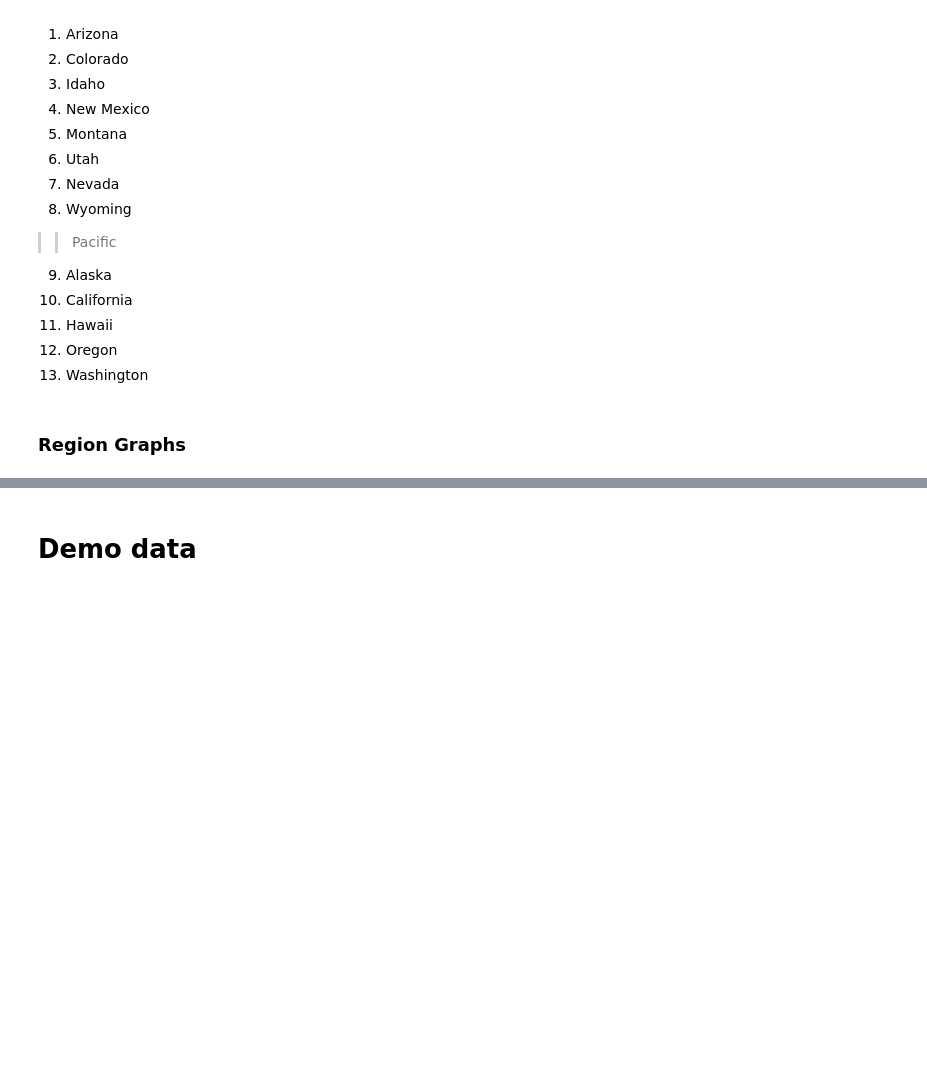
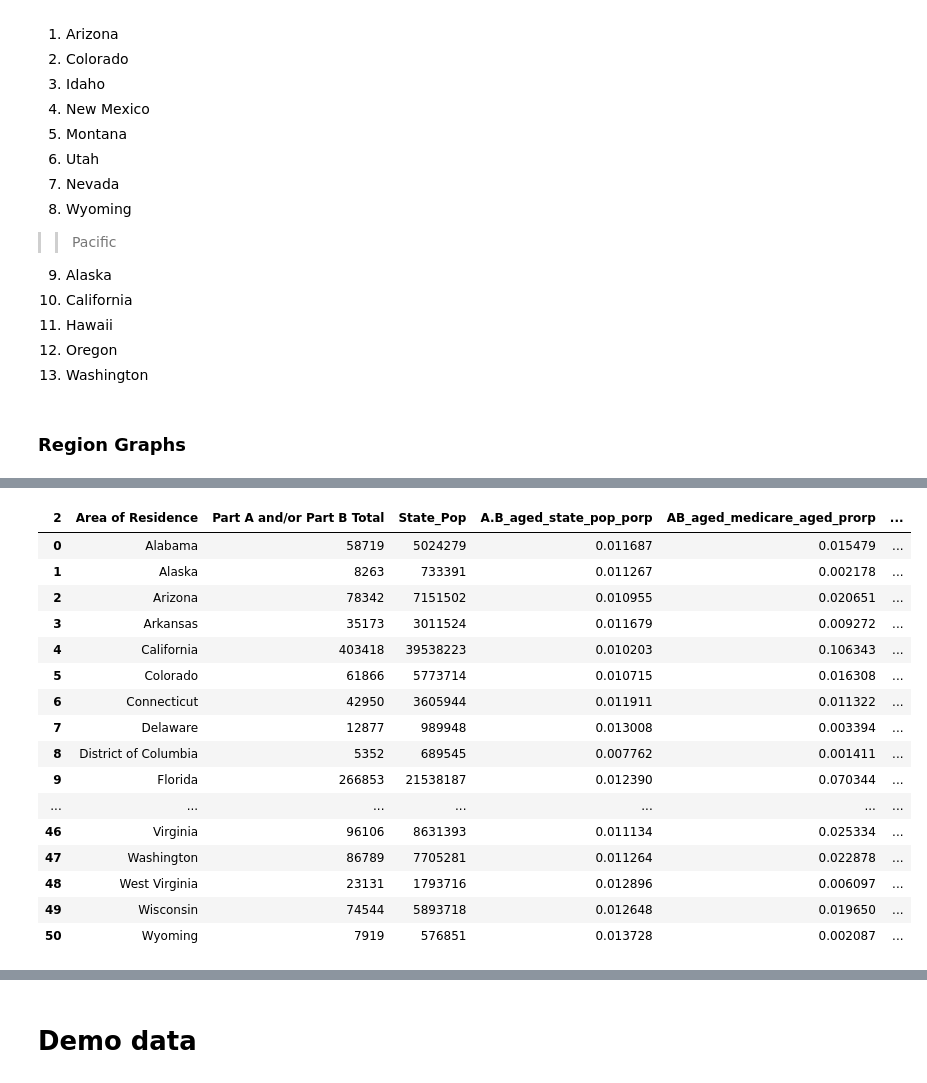
Before and after one commit to oimartin/Older-and-Wiser, a Jupyter notebook: medicare_population_65_plus.ipynb, the cells around one changed output, grey strips where cells are left out. Cells and saved outputs as stored; diff of their text form; code cells hidden in the pictures; blank space fills up the shorter version.

```diff
--- a/medicare_population_65_plus.ipynb
+++ b/medicare_population_65_plus.ipynb
@@ -309,14 +219,14 @@ states = clean_area_20[(clean_area_20['Region'] != 'All Areas') &
               (clean_area_20['Region'] != 'United States') &
               (clean_area_20['Region'] != 'Unknown')].copy()
 # %%
-states['Region_porp'] = states['Region'].replace({'East North Central': regions.iloc[0,4],
-                                                  'East South Central': regions.iloc[1,4],
-                                                  'Outside US':regions.iloc[2,4],
-                                                  'Middle Atlantic':regions.iloc[3,4],
-                                                  'Mountain':regions.iloc[4,4],
-                                                  'New England':regions.iloc[5,4],
-                                                  'Pacific':regions.iloc[6,4],
-                                                  'South Atlantic':regions.iloc[7,4],
-                                                  'Territories':regions.iloc[8,4],
-                                                  'West North Central':regions.iloc[9,4],
-                                                  'West South Central':regions.iloc[10,4]})
+states['Region_porp'] = states['Region'].replace({'East North Central': regions.iloc[0,3],
+                                                  'East South Central': regions.iloc[1,3],
+                                                  'Outside US':regions.iloc[2,3],
+                                                  'Middle Atlantic':regions.iloc[3,3],
+                                                  'Mountain':regions.iloc[4,3],
+                                                  'New England':regions.iloc[5,3],
+                                                  'Pacific':regions.iloc[6,3],
+                                                  'South Atlantic':regions.iloc[7,3],
+                                                  'Territories':regions.iloc[8,3],
+                                                  'West North Central':regions.iloc[9,3],
+                                                  'West South Central':regions.iloc[10,3]})
@@ -337,0 +233,23 @@ states['Region_porp'] = states['Region'].replace({'East North Central': regions.
+# %%
+just_states = states.iloc[:-6, :].copy()
+just_states.reset_index(inplace=True)
+just_states.drop(columns='index',inplace=True)
+just_states
+# %% [output]
+| 2 | Area of Residence | Part A and/or Part B Total | State_Pop | A.B_aged_state_pop_porp | AB_aged_medicare_aged_prorp | ... |
+| 0 | Alabama | 58719 | 5024279 | 0.011687 | 0.015479 | ... |
+| 1 | Alaska | 8263 | 733391 | 0.011267 | 0.002178 | ... |
+| 2 | Arizona | 78342 | 7151502 | 0.010955 | 0.020651 | ... |
+| 3 | Arkansas | 35173 | 3011524 | 0.011679 | 0.009272 | ... |
+| 4 | California | 403418 | 39538223 | 0.010203 | 0.106343 | ... |
+| 5 | Colorado | 61866 | 5773714 | 0.010715 | 0.016308 | ... |
+| 6 | Connecticut | 42950 | 3605944 | 0.011911 | 0.011322 | ... |
+| 7 | Delaware | 12877 | 989948 | 0.013008 | 0.003394 | ... |
+| 8 | District of Columbia | 5352 | 689545 | 0.007762 | 0.001411 | ... |
+| 9 | Florida | 266853 | 21538187 | 0.012390 | 0.070344 | ... |
+| ... | ... | ... | ... | ... | ... | ... |
+| 46 | Virginia | 96106 | 8631393 | 0.011134 | 0.025334 | ... |
+| 47 | Washington | 86789 | 7705281 | 0.011264 | 0.022878 | ... |
+| 48 | West Virginia | 23131 | 1793716 | 0.012896 | 0.006097 | ... |
+| 49 | Wisconsin | 74544 | 5893718 | 0.012648 | 0.019650 | ... |
+| 50 | Wyoming | 7919 | 576851 | 0.013728 | 0.002087 | ... |
```
Also changed, not shown: parts of 22 cells of this notebook.
